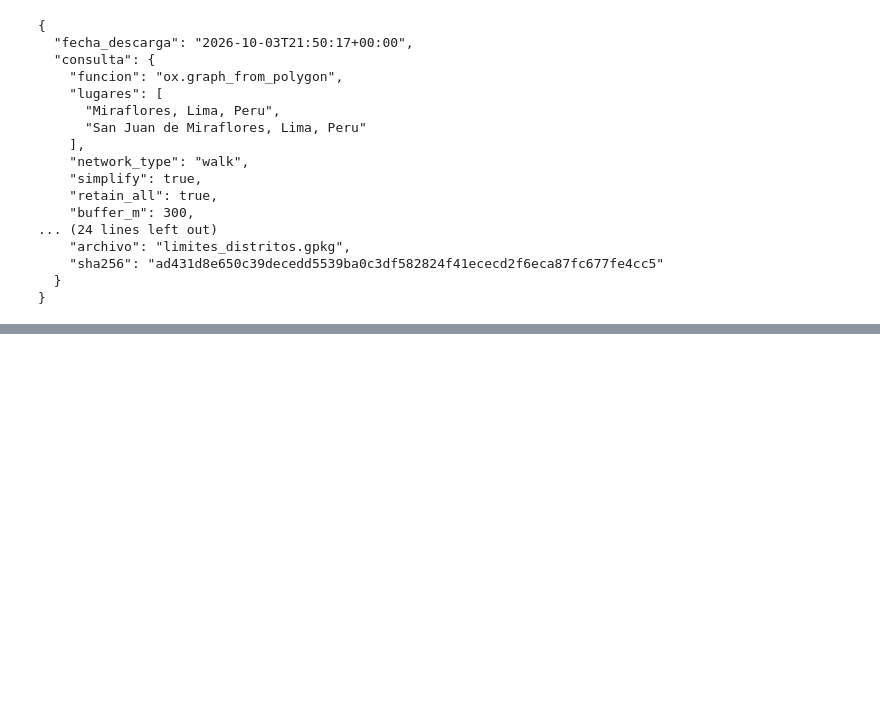
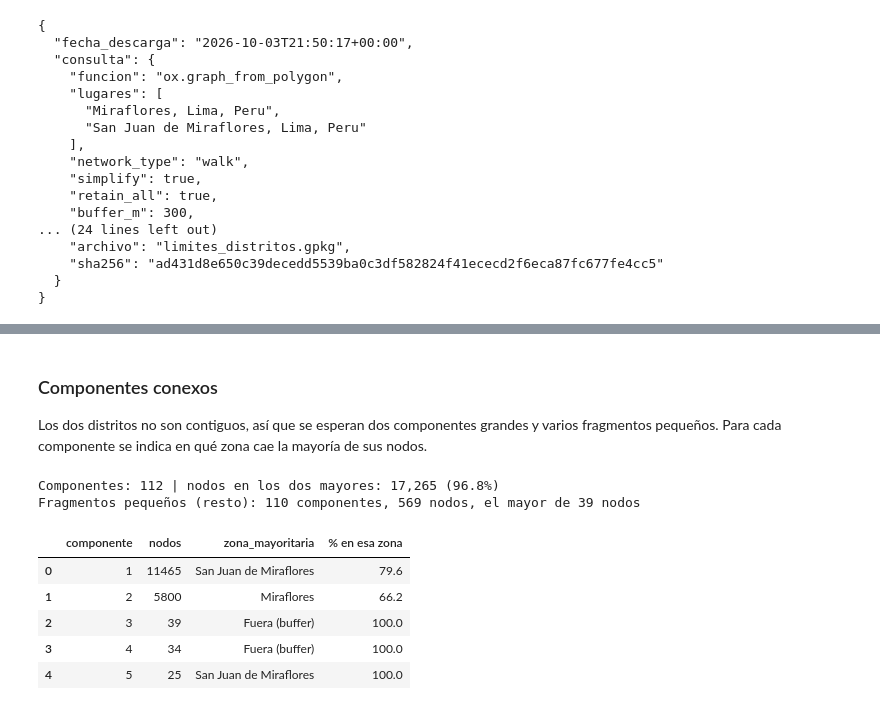
Before and after one commit to lvanCR/lima-walkability-accessibility, a Jupyter notebook: notebooks/01_descarga_y_limpieza.ipynb, the cells around one changed output, grey strips where cells are left out. Cells and saved outputs as stored; diff of their text form; code cells hidden in the pictures; blank space fills up the shorter version.

```diff
--- a/notebooks/01_descarga_y_limpieza.ipynb
+++ b/notebooks/01_descarga_y_limpieza.ipynb
@@ -186,0 +279,23 @@ print(json.dumps(log, indent=2, ensure_ascii=False))
+# %% [markdown]
+### Componentes conexos
+
+Los dos distritos no son contiguos, así que se esperan dos componentes grandes y varios fragmentos pequeños. Para cada componente se indica en qué zona cae la mayoría de sus nodos.
+# %%
+comps = sorted(nx.weakly_connected_components(G), key=len, reverse=True)
+filas = []
+for k, c in enumerate(comps, start=1):
+    zona = etiqueta.reindex(list(c)).value_counts()
+    filas.append({"componente": k, "nodos": len(c), "zona_mayoritaria": zona.index[0], "% en esa zona": round(zona.iloc[0] / len(c) * 100, 1)})
+tabla_comp = pd.DataFrame(filas)
+print(f"Componentes: {len(comps)} | nodos en los dos mayores: {tabla_comp['nodos'].head(2).sum():,} ({tabla_comp['nodos'].head(2).sum() / G.number_of_nodes():.1%})")
+print(f"Fragmentos pequeños (resto): {len(comps) - 2} componentes, {tabla_comp['nodos'].iloc[2:].sum()} nodos, el mayor de {tabla_comp['nodos'].iloc[2]} nodos")
+tabla_comp.head(5)
+# %% [output]
+Componentes: 112 | nodos en los dos mayores: 17,265 (96.8%)
+Fragmentos pequeños (resto): 110 componentes, 569 nodos, el mayor de 39 nodos
+|  | componente | nodos | zona_mayoritaria | % en esa zona |
+| 0 | 1 | 11465 | San Juan de Miraflores | 79.6 |
+| 1 | 2 | 5800 | Miraflores | 66.2 |
+| 2 | 3 | 39 | Fuera (buffer) | 100.0 |
+| 3 | 4 | 34 | Fuera (buffer) | 100.0 |
+| 4 | 5 | 25 | San Juan de Miraflores | 100.0 |
```
Also changed, not shown: parts of 15 cells of this notebook.
